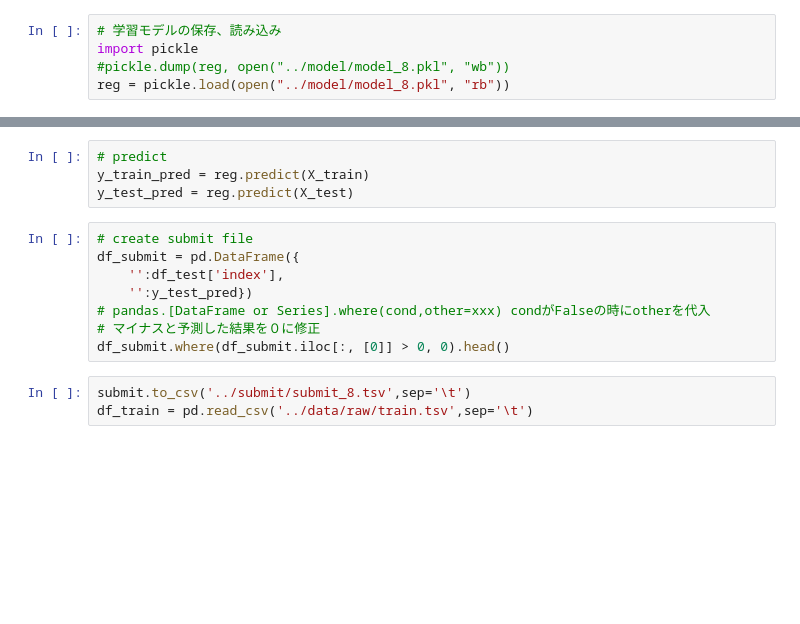
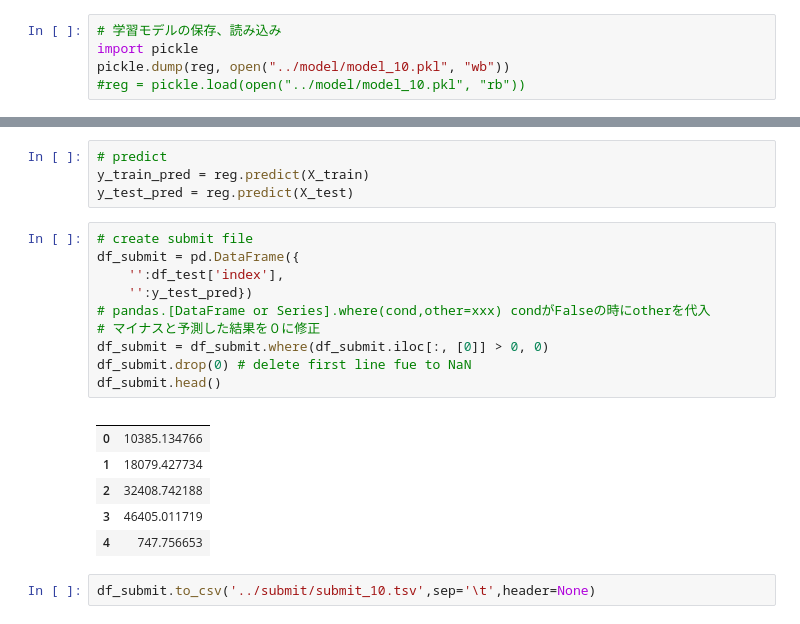
Before and after one commit to TaigoKuriyama/national_park_prediction, a Jupyter notebook: notebook/preprocess.ipynb, the cells around one changed output, grey strips where cells are left out. Drawn from its saved outputs; the diff is of its cells as text; blank space fills up the shorter version.

```diff
--- a/notebook/preprocess.ipynb
+++ b/notebook/preprocess.ipynb
@@ -333,8 +354,8 @@ reg.fit(X_train, y_train)
 # %%
 # 学習モデルの保存、読み込み
 import pickle
-#pickle.dump(reg, open("../model/model_8.pkl", "wb"))
-reg = pickle.load(open("../model/model_8.pkl", "rb"))
+pickle.dump(reg, open("../model/model_10.pkl", "wb"))
+#reg = pickle.load(open("../model/model_10.pkl", "rb"))
 # %%
 # future importance
 import pandas as pd
@@ -356,11 +382,19 @@ y_test_pred = reg.predict(X_test)
 # %%
 # create submit file
 df_submit = pd.DataFrame({
     '':df_test['index'],
     '':y_test_pred})
 # pandas.[DataFrame or Series].where(cond,other=xxx) condがFalseの時にotherを代入
 # マイナスと予測した結果を０に修正
-df_submit.where(df_submit.iloc[:, [0]] > 0, 0).head()
+df_submit = df_submit.where(df_submit.iloc[:, [0]] > 0, 0)
+df_submit.drop(0) # delete first line fue to NaN
+df_submit.head()
+# %% [output]
+|  |  |
+| 0 | 10385.134766 |
+| 1 | 18079.427734 |
+| 2 | 32408.742188 |
+| 3 | 46405.011719 |
+| 4 | 747.756653 |
-# %%
-submit.to_csv('../submit/submit_8.tsv',sep='\t')
-df_train = pd.read_csv('../data/raw/train.tsv',sep='\t')
+# %%
+df_submit.to_csv('../submit/submit_10.tsv',sep='\t',header=None)
```
Also changed, not shown: parts of 8 cells of this notebook, 6 other files.
